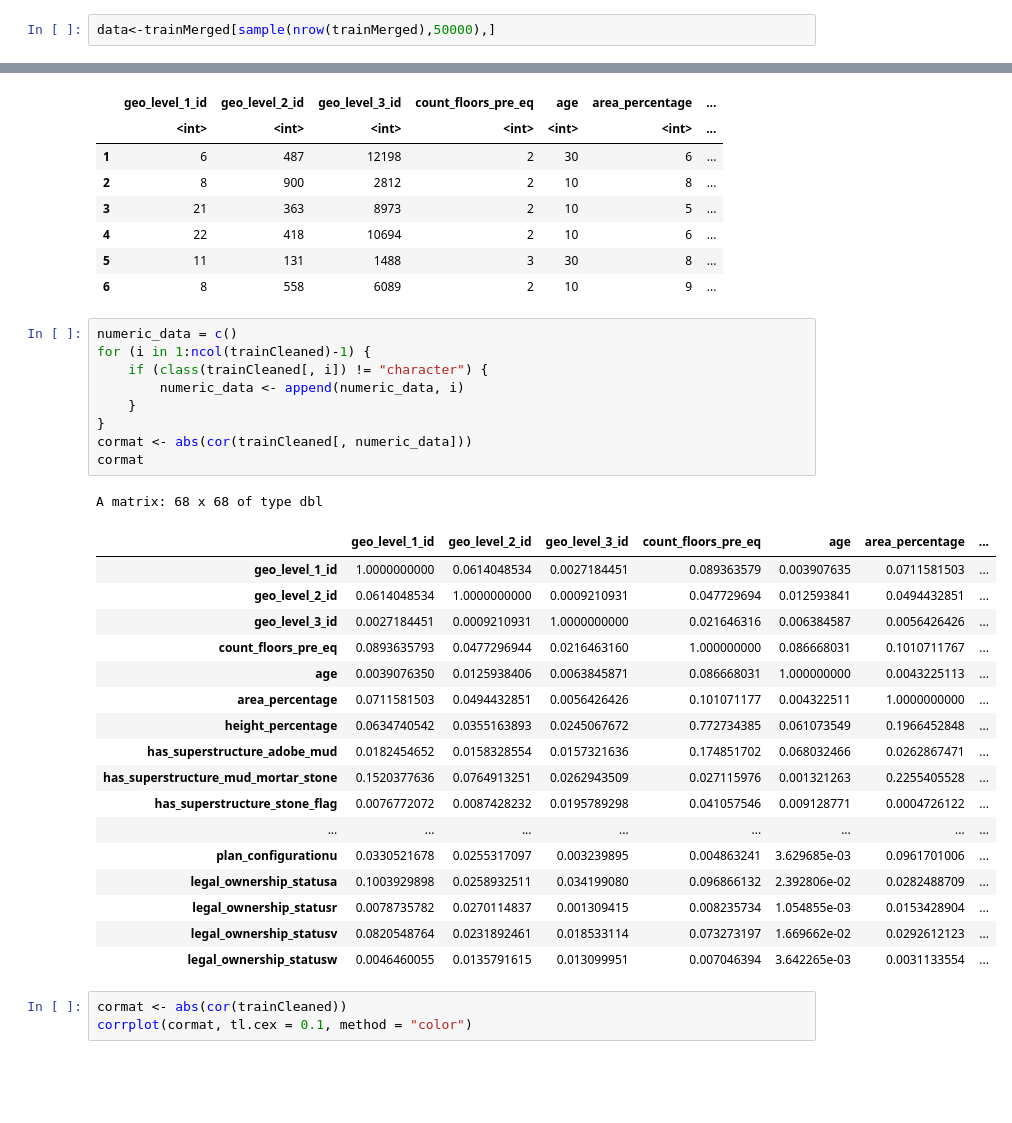
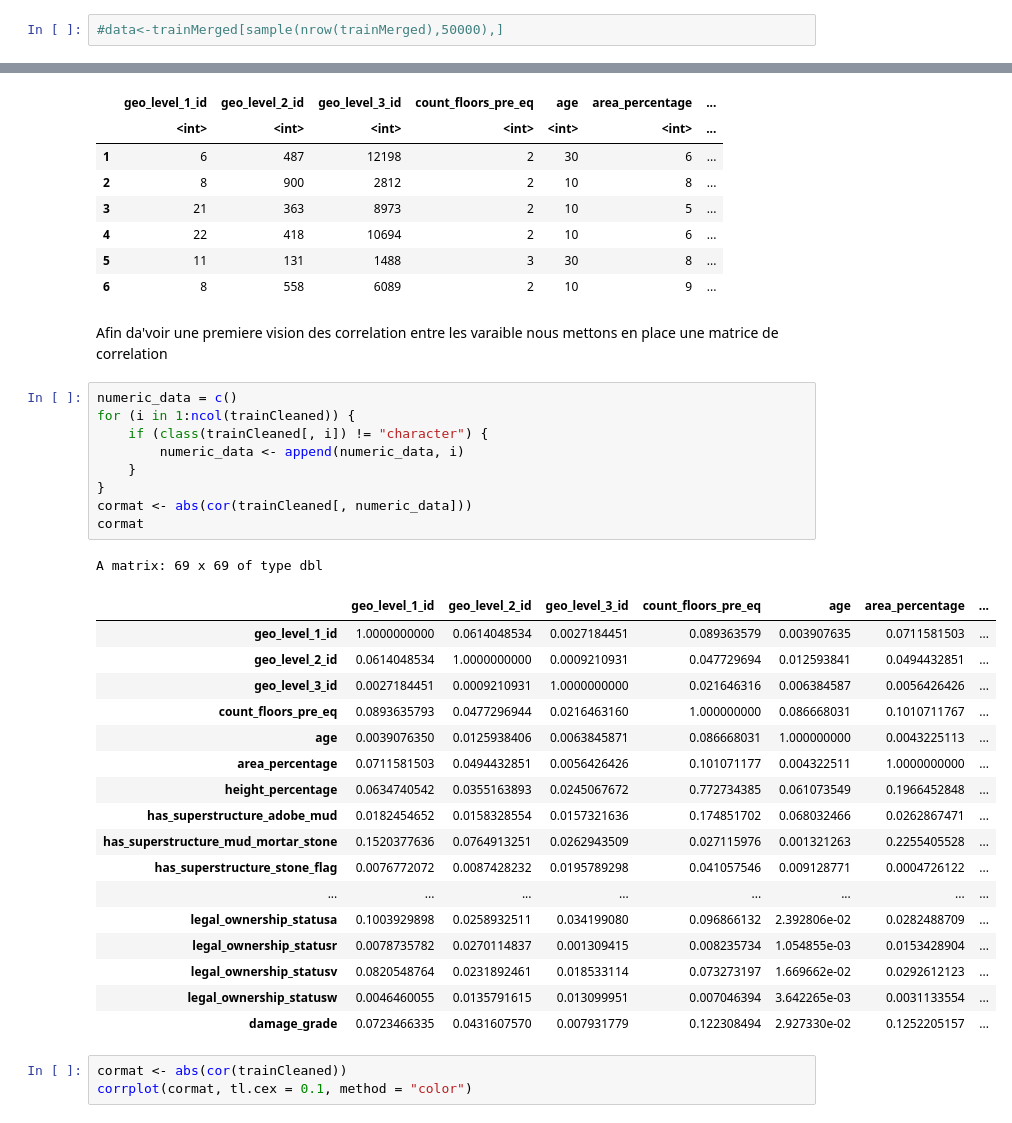
Before and after one commit to ULB-INFO-F-422/richter-s-predictor-group-26, a Jupyter notebook: FirstVersion.ipynb, the cells around one changed output, grey strips where cells are left out. Drawn from its saved outputs; the diff is of its cells as text; blank space fills up the shorter version.

```diff
--- a/FirstVersion.ipynb
+++ b/FirstVersion.ipynb
@@ -22,4 +38,4 @@ label <- read.csv("Richters_Predictor_Modeling_Earthquake_Damage_-_Train_Labels.
 test <- read.csv("Richters_Predictor_Modeling_Earthquake_Damage_-_Test_Values.csv")
 trainMerged <- inner_join(train, label, by='building_id')
 # %%
-data<-trainMerged[sample(nrow(trainMerged),50000),]
+#data<-trainMerged[sample(nrow(trainMerged),50000),]
@@ -93,34 +172,36 @@ A data.frame: 6 x 69
 | 4 | 22 | 418 | 10694 | 2 | 10 | 6 | ... |
 | 5 | 11 | 131 | 1488 | 3 | 30 | 8 | ... |
 | 6 | 8 | 558 | 6089 | 2 | 10 | 9 | ... |
+# %% [markdown]
+Afin da'voir une premiere vision des correlation entre les varaible nous mettons en place une matrice de correlation
 # %%
 numeric_data = c()
-for (i in 1:ncol(trainCleaned)-1) {
+for (i in 1:ncol(trainCleaned)) {
     if (class(trainCleaned[, i]) != "character") {
         numeric_data <- append(numeric_data, i)
     }
 }
 cormat <- abs(cor(trainCleaned[, numeric_data]))
 cormat
 # %% [output]
-A matrix: 68 x 68 of type dbl
+A matrix: 69 x 69 of type dbl
 |  | geo_level_1_id | geo_level_2_id | geo_level_3_id | count_floors_pre_eq | age | area_percentage | ... |
 | geo_level_1_id | 1.0000000000 | 0.0614048534 | 0.0027184451 | 0.089363579 | 0.003907635 | 0.0711581503 | ... |
 | geo_level_2_id | 0.0614048534 | 1.0000000000 | 0.0009210931 | 0.047729694 | 0.012593841 | 0.0494432851 | ... |
 | geo_level_3_id | 0.0027184451 | 0.0009210931 | 1.0000000000 | 0.021646316 | 0.006384587 | 0.0056426426 | ... |
 | count_floors_pre_eq | 0.0893635793 | 0.0477296944 | 0.0216463160 | 1.000000000 | 0.086668031 | 0.1010711767 | ... |
 | age | 0.0039076350 | 0.0125938406 | 0.0063845871 | 0.086668031 | 1.000000000 | 0.0043225113 | ... |
 | area_percentage | 0.0711581503 | 0.0494432851 | 0.0056426426 | 0.101071177 | 0.004322511 | 1.0000000000 | ... |
 | height_percentage | 0.0634740542 | 0.0355163893 | 0.0245067672 | 0.772734385 | 0.061073549 | 0.1966452848 | ... |
 | has_superstructure_adobe_mud | 0.0182454652 | 0.0158328554 | 0.0157321636 | 0.174851702 | 0.068032466 | 0.0262867471 | ... |
 | has_superstructure_mud_mortar_stone | 0.1520377636 | 0.0764913251 | 0.0262943509 | 0.027115976 | 0.001321263 | 0.2255405528 | ... |
 | has_superstructure_stone_flag | 0.0076772072 | 0.0087428232 | 0.0195789298 | 0.041057546 | 0.009128771 | 0.0004726122 | ... |
 | ... | ... | ... | ... | ... | ... | ... | ... |
-| plan_configurationu | 0.0330521678 | 0.0255317097 | 0.003239895 | 0.004863241 | 3.629685e-03 | 0.0961701006 | ... |
 | legal_ownership_statusa | 0.1003929898 | 0.0258932511 | 0.034199080 | 0.096866132 | 2.392806e-02 | 0.0282488709 | ... |
 | legal_ownership_statusr | 0.0078735782 | 0.0270114837 | 0.001309415 | 0.008235734 | 1.054855e-03 | 0.0153428904 | ... |
 | legal_ownership_statusv | 0.0820548764 | 0.0231892461 | 0.018533114 | 0.073273197 | 1.669662e-02 | 0.0292612123 | ... |
 | legal_ownership_statusw | 0.0046460055 | 0.0135791615 | 0.013099951 | 0.007046394 | 3.642265e-03 | 0.0031133554 | ... |
+| damage_grade | 0.0723466335 | 0.0431607570 | 0.007931779 | 0.122308494 | 2.927330e-02 | 0.1252205157 | ... |
 # %%
 cormat <- abs(cor(trainCleaned))
 corrplot(cormat, tl.cex = 0.1, method = "color")
```
Also changed, not shown: parts of 27 cells of this notebook.
